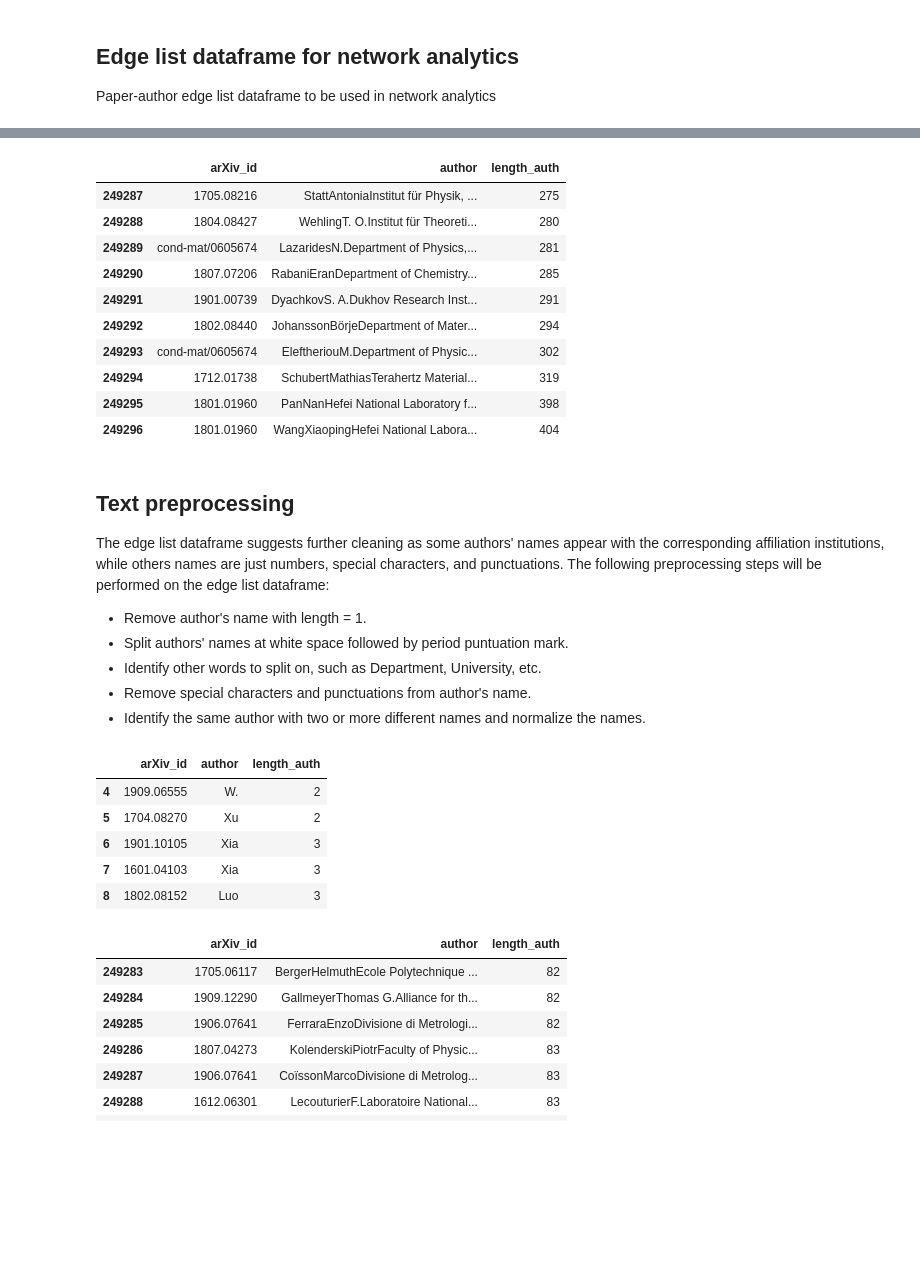
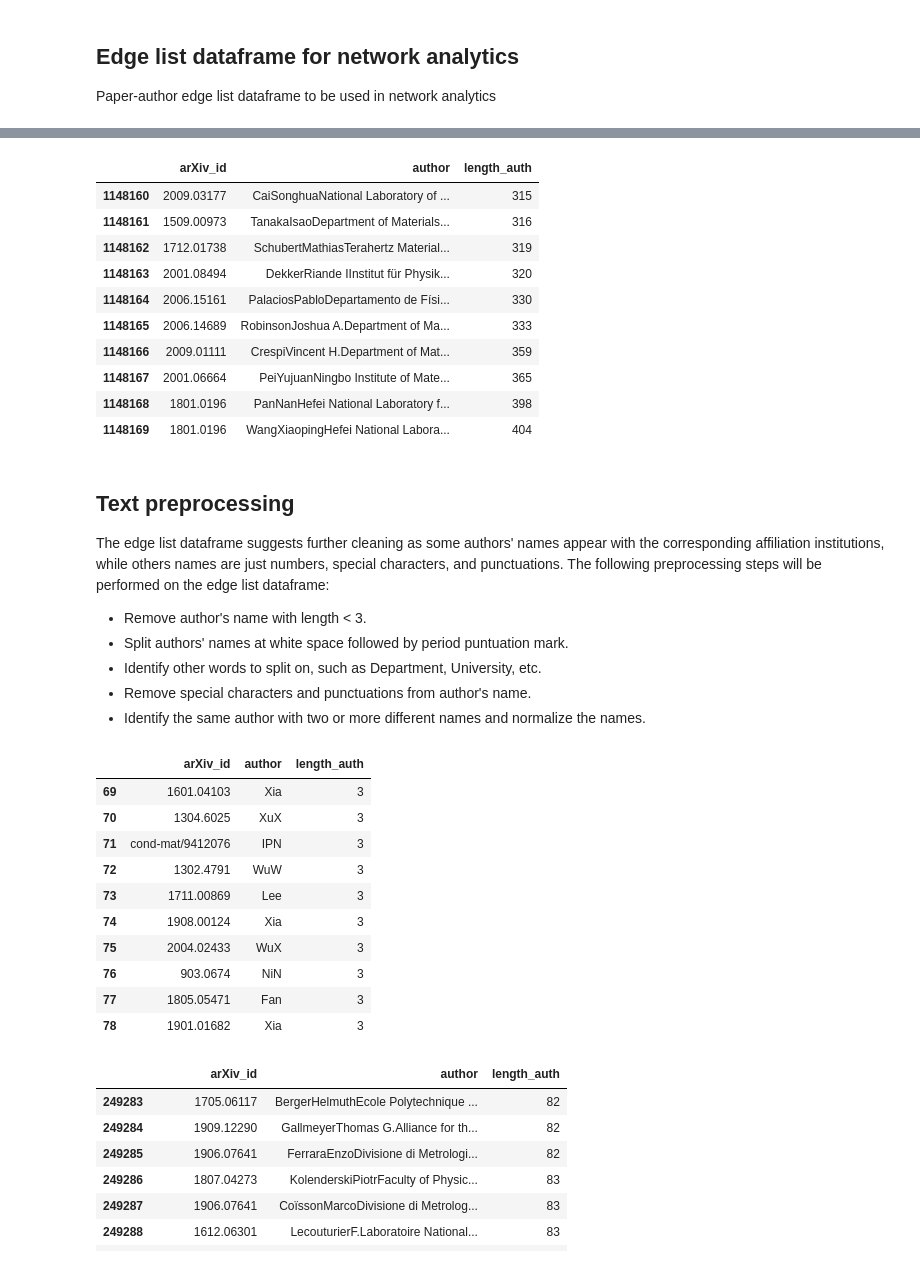
Before and after one commit to Owerre/nlp-text-analytics, a Jupyter notebook: nlp-text-analytics/network-analytics/notebooks/01-edge_list.ipynb, the cells around one changed output, grey strips where cells are left out. Saved outputs shown, nothing was run; the diff lists cells and outputs as text; code cells hidden in the pictures; blank space fills up the shorter version.

```diff
--- a/nlp-text-analytics/network-analytics/notebooks/01-edge_list.ipynb
+++ b/nlp-text-analytics/network-analytics/notebooks/01-edge_list.ipynb
@@ -24,7 +24,10 @@ text_tf = TextPreprocessing()
 # %% [markdown]
 ## Load raw data
 # %%
-df = pd.read_csv("../data/raw_data.csv", sep = '\t')
+base_path = '/Users/sowerre/Documents/python/ml-projects/nlp-text-analytics'
+df = pd.read_csv(base_path + "/nlp-text-analytics/citation-count-prediction/data/data_processed.csv",
+sep = '\t'
+)
 df = df[list(df.columns)].astype(str) # convert to string
 
 cols = [
@@ -117,22 +124,22 @@ Data size: (249297, 3)
 pdf_prenet.tail(10)
 # %% [output]
 |  | arXiv_id | author | length_auth |
-| 249287 | 1705.08216 | StattAntoniaInstitut für Physik, ... | 275 |
-| 249288 | 1804.08427 | WehlingT. O.Institut für Theoreti... | 280 |
-| 249289 | cond-mat/0605674 | LazaridesN.Department of Physics,... | 281 |
-| 249290 | 1807.07206 | RabaniEranDepartment of Chemistry... | 285 |
-| 249291 | 1901.00739 | DyachkovS. A.Dukhov Research Inst... | 291 |
-| 249292 | 1802.08440 | JohanssonBörjeDepartment of Mater... | 294 |
-| 249293 | cond-mat/0605674 | EleftheriouM.Department of Physic... | 302 |
-| 249294 | 1712.01738 | SchubertMathiasTerahertz Material... | 319 |
-| 249295 | 1801.01960 | PanNanHefei National Laboratory f... | 398 |
-| 249296 | 1801.01960 | WangXiaopingHefei National Labora... | 404 |
+| 1148160 | 2009.03177 | CaiSonghuaNational Laboratory of ... | 315 |
+| 1148161 | 1509.00973 | TanakaIsaoDepartment of Materials... | 316 |
+| 1148162 | 1712.01738 | SchubertMathiasTerahertz Material... | 319 |
+| 1148163 | 2001.08494 | DekkerRiande IInstitut für Physik... | 320 |
+| 1148164 | 2006.15161 | PalaciosPabloDepartamento de Físi... | 330 |
+| 1148165 | 2006.14689 | RobinsonJoshua A.Department of Ma... | 333 |
+| 1148166 | 2009.01111 | CrespiVincent H.Department of Mat... | 359 |
+| 1148167 | 2001.06664 | PeiYujuanNingbo Institute of Mate... | 365 |
+| 1148168 | 1801.0196 | PanNanHefei National Laboratory f... | 398 |
+| 1148169 | 1801.0196 | WangXiaopingHefei National Labora... | 404 |
 # %% [markdown]
 ## Text preprocessing
 
 The edge list dataframe suggests further cleaning as some authors' names appear with the corresponding affiliation institutions, while others names are just numbers, special characters, and punctuations. The following preprocessing steps will be performed on the edge list dataframe:
 
-- Remove author's name with length = 1.
+- Remove author's name with length < 3.
 - Split authors' names at white space followed by period puntuation mark.
 - Identify other words to split on, such as Department, University, etc.
 - Remove special characters and punctuations from author's name.
@@ -140,16 +147,21 @@ The edge list dataframe suggests further cleaning as some authors' names appear
 # %%
 df_pre = pdf_prenet.copy()
 # %%
-# filter out author's name with length > 1
-df_pre = df_pre.copy()[df_pre.length_auth > 1]
-df_pre.head()
+# filter out author's name with length < 3
+df_pre = df_pre.copy()[df_pre.length_auth > 2]
+df_pre.head(10)
 # %% [output]
 |  | arXiv_id | author | length_auth |
-| 4 | 1909.06555 | W. | 2 |
-| 5 | 1704.08270 | Xu | 2 |
-| 6 | 1901.10105 | Xia | 3 |
-| 7 | 1601.04103 | Xia | 3 |
-| 8 | 1802.08152 | Luo | 3 |
+| 69 | 1601.04103 | Xia | 3 |
+| 70 | 1304.6025 | XuX | 3 |
+| 71 | cond-mat/9412076 | IPN | 3 |
+| 72 | 1302.4791 | WuW | 3 |
+| 73 | 1711.00869 | Lee | 3 |
+| 74 | 1908.00124 | Xia | 3 |
+| 75 | 2004.02433 | WuX | 3 |
+| 76 | 903.0674 | NiN | 3 |
+| 77 | 1805.05471 | Fan | 3 |
+| 78 | 1901.01682 | Xia | 3 |
 # %%
 df_pre['length_auth'] = df_pre['author'].apply(len)
 df_pre.sort_values(by = 'length_auth', ascending=True, inplace=True)
```
Also changed, not shown: parts of 5 cells of this notebook, 13 other files.
